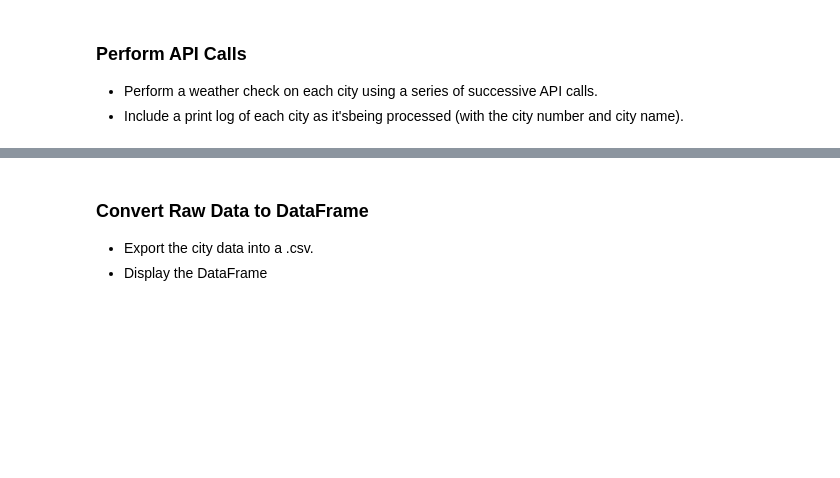
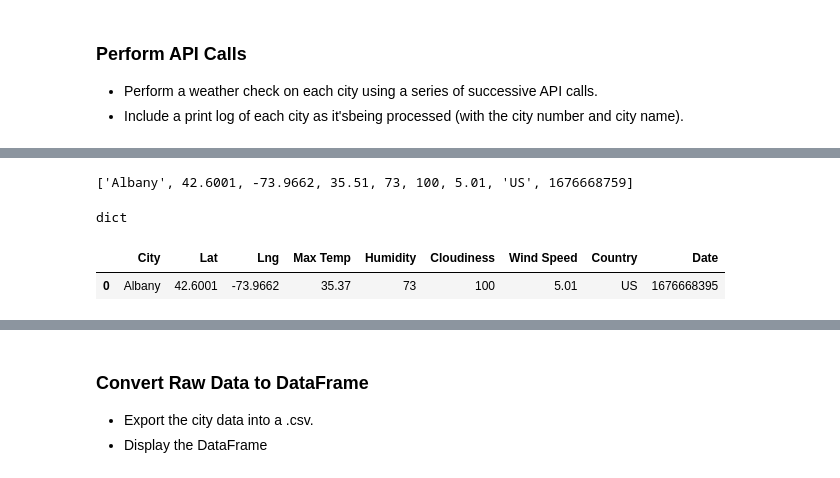
Before and after one commit to tannerhorton/weather_vacation_app, a Jupyter notebook: weather_vacation_py/WeatherPy.ipynb, the cells around one changed output, grey strips where cells are left out. Saved outputs shown, nothing was run; the diff lists cells and outputs as text; code cells hidden in the pictures; blank space fills up the shorter version.

```diff
--- a/weather_vacation_py/WeatherPy.ipynb
+++ b/weather_vacation_py/WeatherPy.ipynb
@@ -55,0 +77,47 @@ len(cities)
+# %%
+one_city_stats = pd.DataFrame(columns=['City','Lat','Lng','Max Temp','Humidity','Cloudiness','Wind Speed','Country','Date'])
+# %%
+#testing my connection to Open Weather API with a single city:
+base_url = "http://api.openweathermap.org/data/2.5/weather?"
+
+single_query_url =  base_url + "appid=" + weather_api_key + "&q=" + city + '&units=imperial'
+single_weather_response = requests.get(single_query_url).json()
+single_weather_response
+
+single_city = single_weather_response['name']
+city_lat = single_weather_response['coord']['lat']
+city_lon = single_weather_response['coord']['lon']
+temp_max = single_weather_response['main']['temp_max']
+humidity = single_weather_response['main']['humidity']
+cloudiness = single_weather_response['clouds']['all']
+wind_speed = single_weather_response['wind']['speed']
+country = single_weather_response['sys']['country']
+date = single_weather_response['dt']
+
+city_stats = [single_city, city_lat, city_lon, temp_max, humidity, cloudiness,
+                  wind_speed, country,date]
+print(city_stats)
+
+one_city_stats = one_city_stats.append({
+    'City':single_city,
+    'Lat':city_lat,
+    'Lng':city_lon,
+    'Max Temp':temp_max,
+    'Humidity':humidity,
+    'Cloudiness':cloudiness,
+    'Wind Speed':wind_speed,
+    'Country':country,
+    'Date':date
+},ignore_index=True)
+
+# check output type
+type(single_weather_response)
+# %% [output]
+['Albany', 42.6001, -73.9662, 35.51, 73, 100, 5.01, 'US', 1676668759]
+dict
+# %%
+# check that only one city is included in this datframe
+one_city_stats.head()
+# %% [output]
+|  | City | Lat | Lng | Max Temp | Humidity | Cloudiness | Wind Speed | Country | Date |
+| 0 | Albany | 42.6001 | -73.9662 | 35.37 | 73 | 100 | 5.01 | US | 1676668395 |
```
Also changed, not shown: parts of 33 cells of this notebook, 7 other files.
